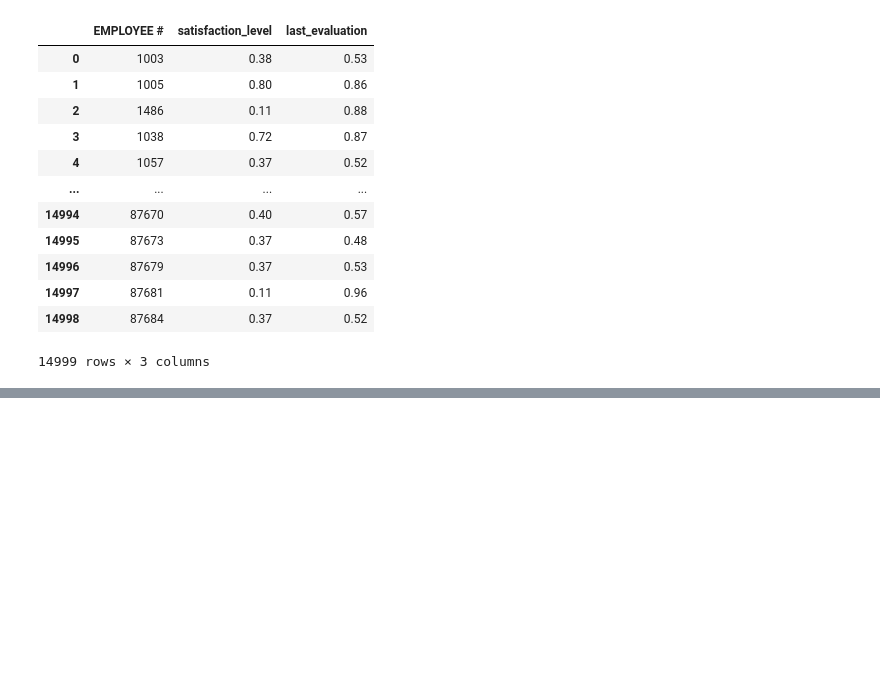
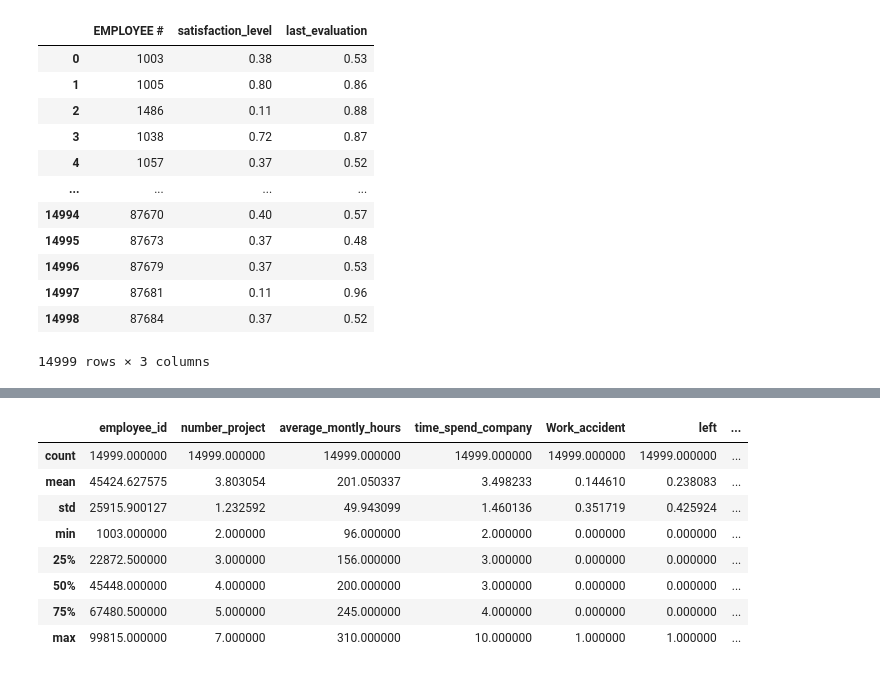
Before and after one commit to Sreekanthrshekar/personal_projects, a Jupyter notebook: employee turnover study.ipynb, the cells around one changed output, grey strips where cells are left out. Saved outputs shown, nothing was run; the diff lists cells and outputs as text; code cells hidden in the pictures; blank space fills up the shorter version.

```diff
--- a/employee turnover study.ipynb
+++ b/employee turnover study.ipynb
@@ -47,0 +129,13 @@ employee_df = pd.merge(employee_hr_df,empl_satis_eval,)
+# %%
+employee_df.describe()
+finding out details about numerical columns including the average
+# %% [output]
+|  | employee_id | number_project | average_montly_hours | time_spend_company | Work_accident | left | ... |
+| count | 14999.000000 | 14999.000000 | 14999.000000 | 14999.000000 | 14999.000000 | 14999.000000 | ... |
+| mean | 45424.627575 | 3.803054 | 201.050337 | 3.498233 | 0.144610 | 0.238083 | ... |
+| std | 25915.900127 | 1.232592 | 49.943099 | 1.460136 | 0.351719 | 0.425924 | ... |
+| min | 1003.000000 | 2.000000 | 96.000000 | 2.000000 | 0.000000 | 0.000000 | ... |
+| 25% | 22872.500000 | 3.000000 | 156.000000 | 3.000000 | 0.000000 | 0.000000 | ... |
+| 50% | 45448.000000 | 4.000000 | 200.000000 | 3.000000 | 0.000000 | 0.000000 | ... |
+| 75% | 67480.500000 | 5.000000 | 245.000000 | 4.000000 | 0.000000 | 0.000000 | ... |
+| max | 99815.000000 | 7.000000 | 310.000000 | 10.000000 | 1.000000 | 1.000000 | ... |
```
Also changed, not shown: parts of 8 cells of this notebook.
